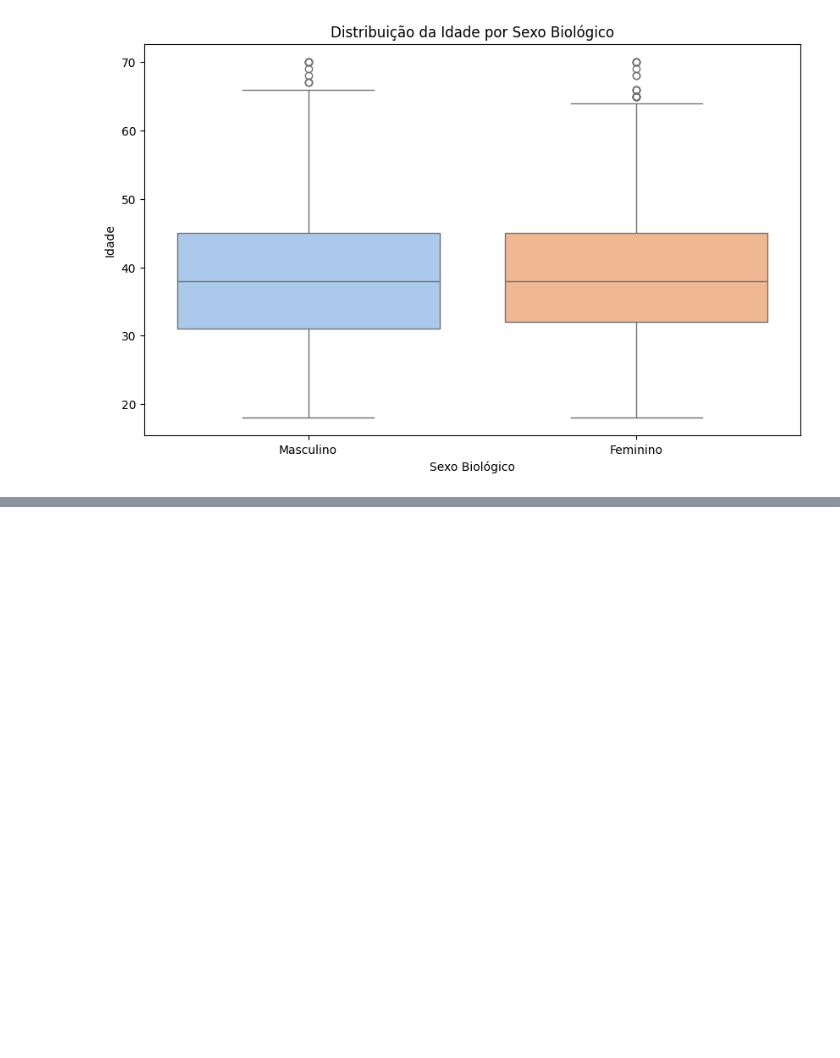
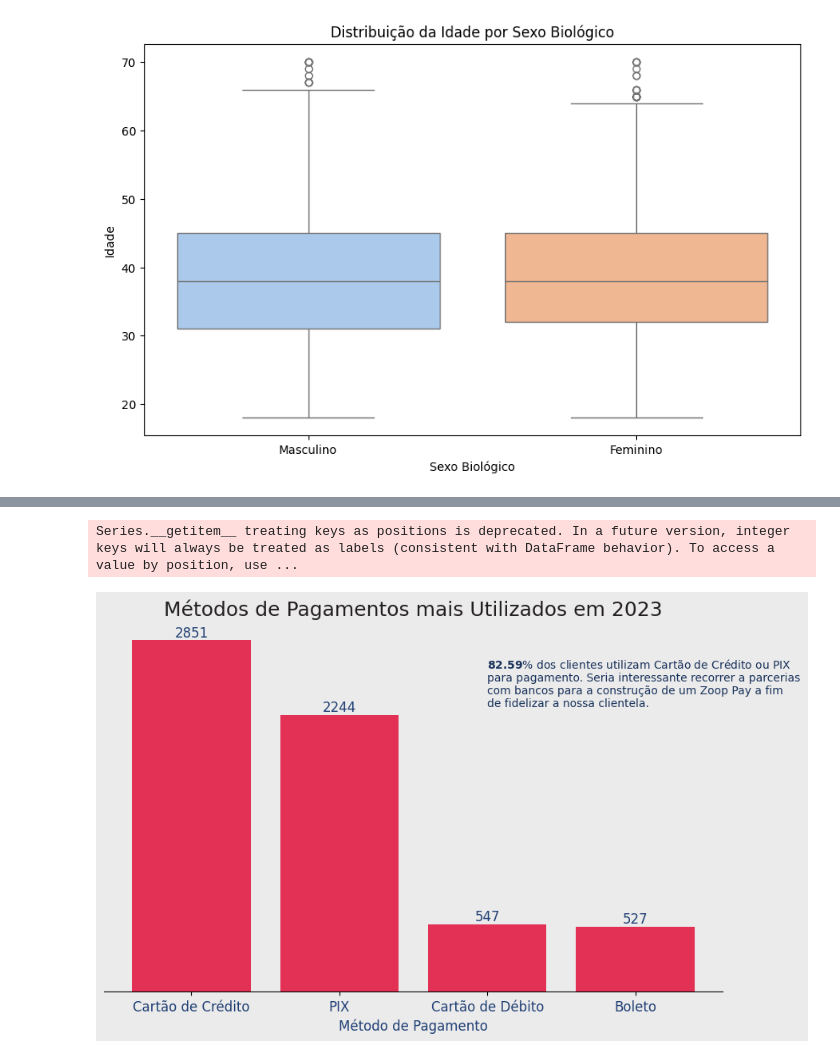
Before and after one commit to ingridalvesz/IA.Data.Science, a Jupyter notebook: dataia.ipynb, the cells around one changed output, grey strips where cells are left out. Drawn from its saved outputs; the diff is of its cells as text; code cells hidden in the pictures; blank space fills up the shorter version.

```diff
--- a/dataia.ipynb
+++ b/dataia.ipynb
@@ -431,0 +464,33 @@ fig.show()
+# %%
+# Agrupar por método de pagamento e contar o total de ocorrências
+metodos_de_pagamento = df['metodo_pagamento'].value_counts()
+
+# Calcular percentual
+total_clientes = metodos_de_pagamento.sum()
+percentual = (metodos_de_pagamento[0] + metodos_de_pagamento[1]) / total_clientes * 100
+
+# Configurações do gráfico
+plt.figure(figsize=(10, 6), facecolor=CINZA_1)
+ax = plt.axes()
+ax.set_facecolor(CINZA_1)
+plt.bar(metodos_de_pagamento.index, metodos_de_pagamento, color=VERMELHO_1)
+
+# Adicionar texto com o total acima de cada barra
+for i, v in enumerate(metodos_de_pagamento):
+    plt.text(i, v + 0.1, str(v), ha='center', va='bottom', color=AZUL_1, fontsize=12)
+
+# Adicionar texto dentro da área do plot
+plt.text(2, 2500, f"$\\bf{percentual:.2f}$% dos clientes utilizam Cartão de Crédito ou PIX \npara pagamento. Seria interessante recorrer a parcerias\ncom bancos para a construção de um Zoop Pay a fim\nde fidelizar a nossa clientela.",
+            ha='left', va='center', color=AZUL_3, fontsize=10)
+
+# Configurações adicionais
+plt.title('Métodos de Pagamentos mais Utilizados em 2023', fontsize=18, color=CINZA_5)
+plt.xticks(fontsize=12, color=AZUL_1)
+plt.yticks([])
+plt.xlabel('Método de Pagamento', fontsize=12, color=AZUL_1)
+ax.spines[['top', 'right', 'left']].set_visible(False)
+
+plt.show()
+# %% [output]
+Series.__getitem__ treating keys as positions is deprecated. In a future version, integer keys will always be treated as labels (consistent with DataFrame behavior). To access a value by position, use ...
+[figure, added]
```
Also changed, not shown: parts of 4 cells of this notebook.
